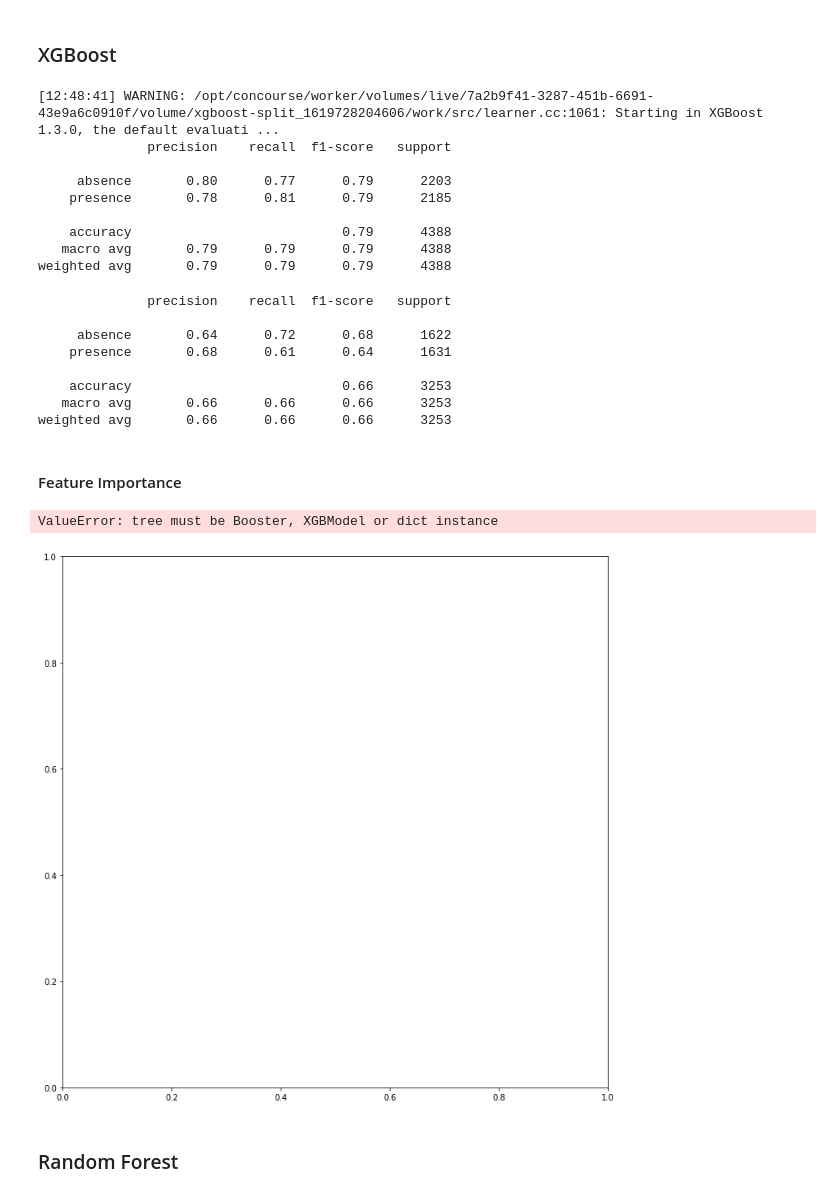
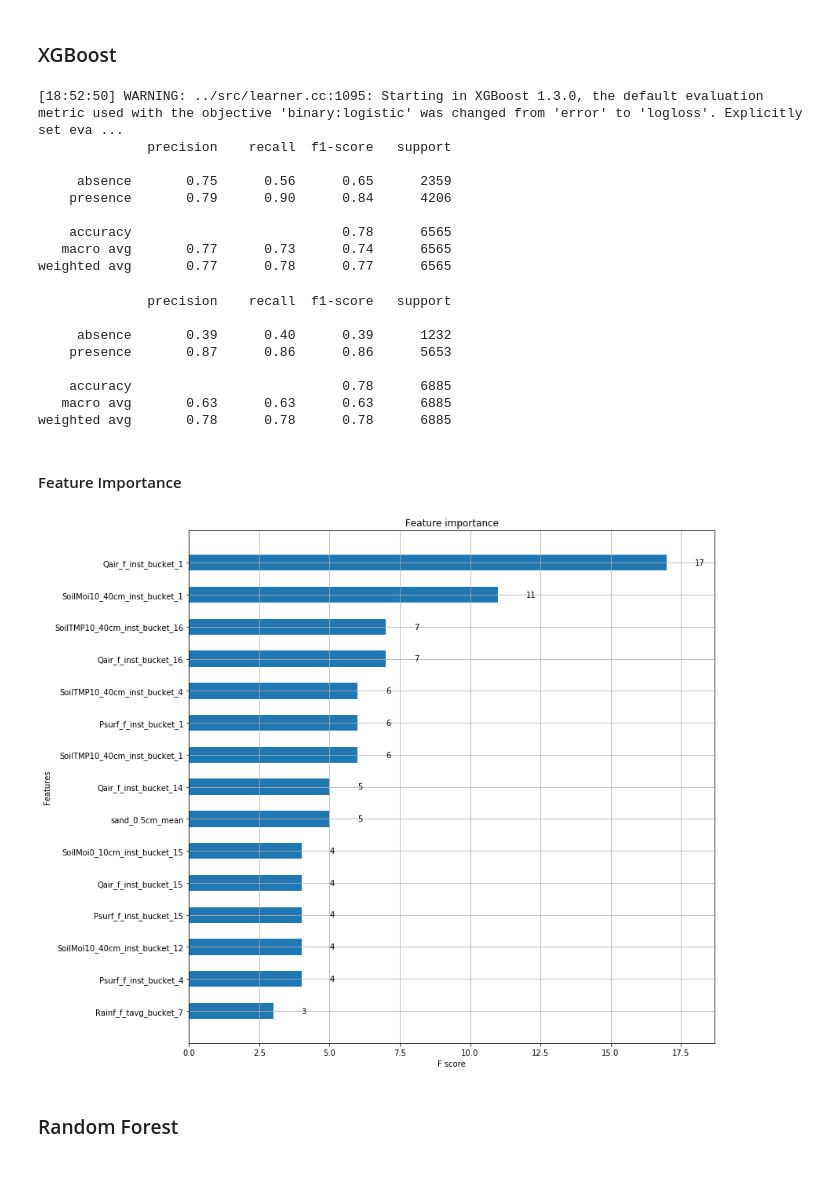
Before and after one commit to instadeepai/locust-predict, a Jupyter notebook: notebooks/Locust-Prediction-Modelling.ipynb, the cells around one changed output. Drawn from its saved outputs; the diff is of its cells as text; code cells hidden in the pictures.

```diff
--- a/notebooks/Locust-Prediction-Modelling.ipynb
+++ b/notebooks/Locust-Prediction-Modelling.ipynb
@@ -220,40 +223,41 @@ train_xgb = xgb.DMatrix(train_x, label=train_y)
 val_xgb = xgb.DMatrix(val_x, label=val_y)
 test_xgb = xgb.DMatrix(data_test)
 # %%
-params = {'max_depth': 5, 'eta': 1.0, 'objective': 'binary:logistic'}
+params = {'max_depth': 5, 'eta': 0.3, 'objective': 'binary:logistic', 'subsample': 0.7}
 model = xgb.train(params, train_xgb)
-y_preds = model.predict(val_xgb).round(0)
-xgb_val_results = evaluate(val_y, y_preds)
+y_probs = model.predict(val_xgb)
+y_preds = y_probs.round()
+xgb_val_results = evaluate(val_y, y_preds, y_probs)
 # %% [output]
-[12:48:41] WARNING: /opt/concourse/worker/volumes/live/7a2b9f41-3287-451b-6691-43e9a6c0910f/volume/xgboost-split_1619728204606/work/src/learner.cc:1061: Starting in XGBoost 1.3.0, the default evaluati ...
+[18:52:50] WARNING: ../src/learner.cc:1095: Starting in XGBoost 1.3.0, the default evaluation metric used with the objective 'binary:logistic' was changed from 'error' to 'logloss'. Explicitly set eva ...
               precision    recall  f1-score   support
 
-     absence       0.80      0.77      0.79      2203
-    presence       0.78      0.81      0.79      2185
+     absence       0.75      0.56      0.65      2359
+    presence       0.79      0.90      0.84      4206
 
-    accuracy                           0.79      4388
-   macro avg       0.79      0.79      0.79      4388
-weighted avg       0.79      0.79      0.79      4388
+    accuracy                           0.78      6565
+   macro avg       0.77      0.73      0.74      6565
+weighted avg       0.77      0.78      0.77      6565
 # %%
-y_preds = model.predict(test_xgb).round(0)
-xgb_test_results = evaluate(test_target, y_preds)
+y_probs = model.predict(test_xgb)
+y_preds = y_probs.round()
+xgb_test_results = evaluate(test_target, y_preds, y_probs)
 # %% [output]
               precision    recall  f1-score   support
 
-     absence       0.64      0.72      0.68      1622
-    presence       0.68      0.61      0.64      1631
+     absence       0.39      0.40      0.39      1232
+    presence       0.87      0.86      0.86      5653
 
-    accuracy                           0.66      3253
-   macro avg       0.66      0.66      0.66      3253
-weighted avg       0.66      0.66      0.66      3253
+    accuracy                           0.78      6885
+   macro avg       0.63      0.63      0.63      6885
+weighted avg       0.78      0.78      0.78      6885
 # %% [markdown]
 #### Feature Importance
 # %%
 f,a = plt.subplots(figsize=(12,12))
-xgb.plot_importance(model, height=0.5, figure=f, ax=a);
+xgb.plot_importance(model, height=0.5, figure=f, ax=a, max_num_features=15);
 # %% [output]
-ValueError: tree must be Booster, XGBModel or dict instance
-[figure, old version]
+[figure, new version]
 # %% [markdown]
 ### Random Forest
 # %%
```
Also changed, not shown: parts of 14 cells of this notebook.
